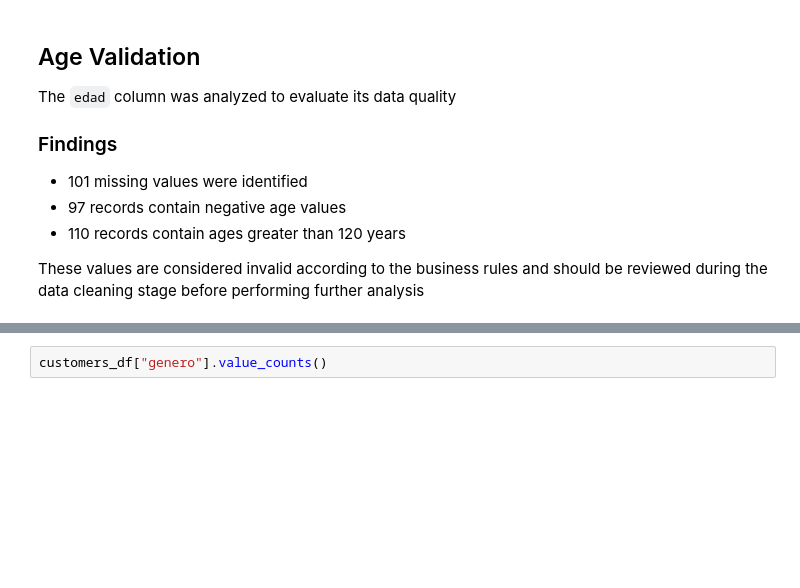
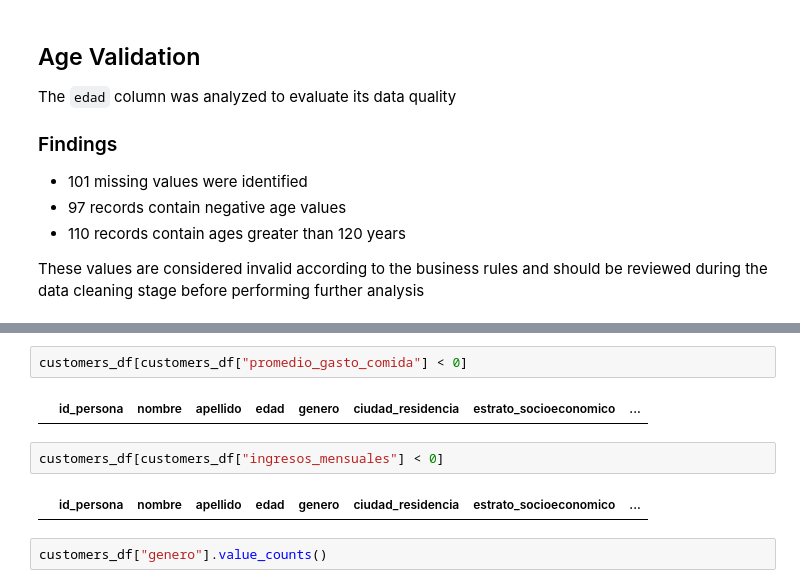
Before and after one commit to Dcuastumal/restaurant-customer-analysis, a Jupyter notebook: notebooks/exploratory_data_analysis.ipynb, the cells around one changed output, grey strips where cells are left out. Drawn from its saved outputs; the diff is of its cells as text; blank space fills up the shorter version.

```diff
--- a/notebooks/exploratory_data_analysis.ipynb
+++ b/notebooks/exploratory_data_analysis.ipynb
@@ -155,3 +185,11 @@ These values are considered invalid according to the business rules and should b
+# %%
+customers_df[customers_df["promedio_gasto_comida"] < 0]
+# %% [output]
+|  | id_persona | nombre | apellido | edad | genero | ciudad_residencia | estrato_socioeconomico | ... |
+# %%
+customers_df[customers_df["ingresos_mensuales"] < 0]
+# %% [output]
+|  | id_persona | nombre | apellido | edad | genero | ciudad_residencia | estrato_socioeconomico | ... |
 # %%
 customers_df["genero"].value_counts()
 # %% [output]
```
Also changed, not shown: parts of 9 cells of this notebook.
